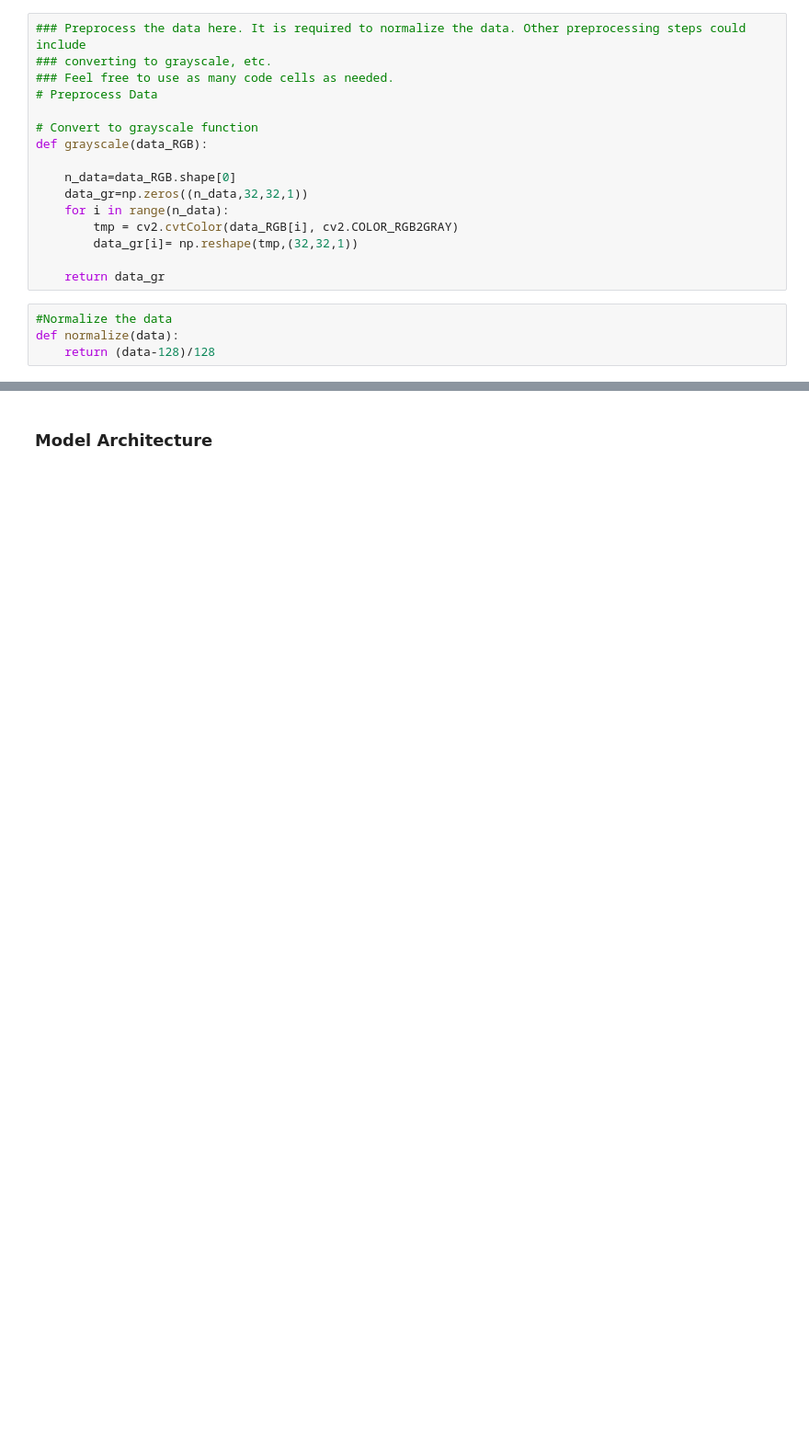
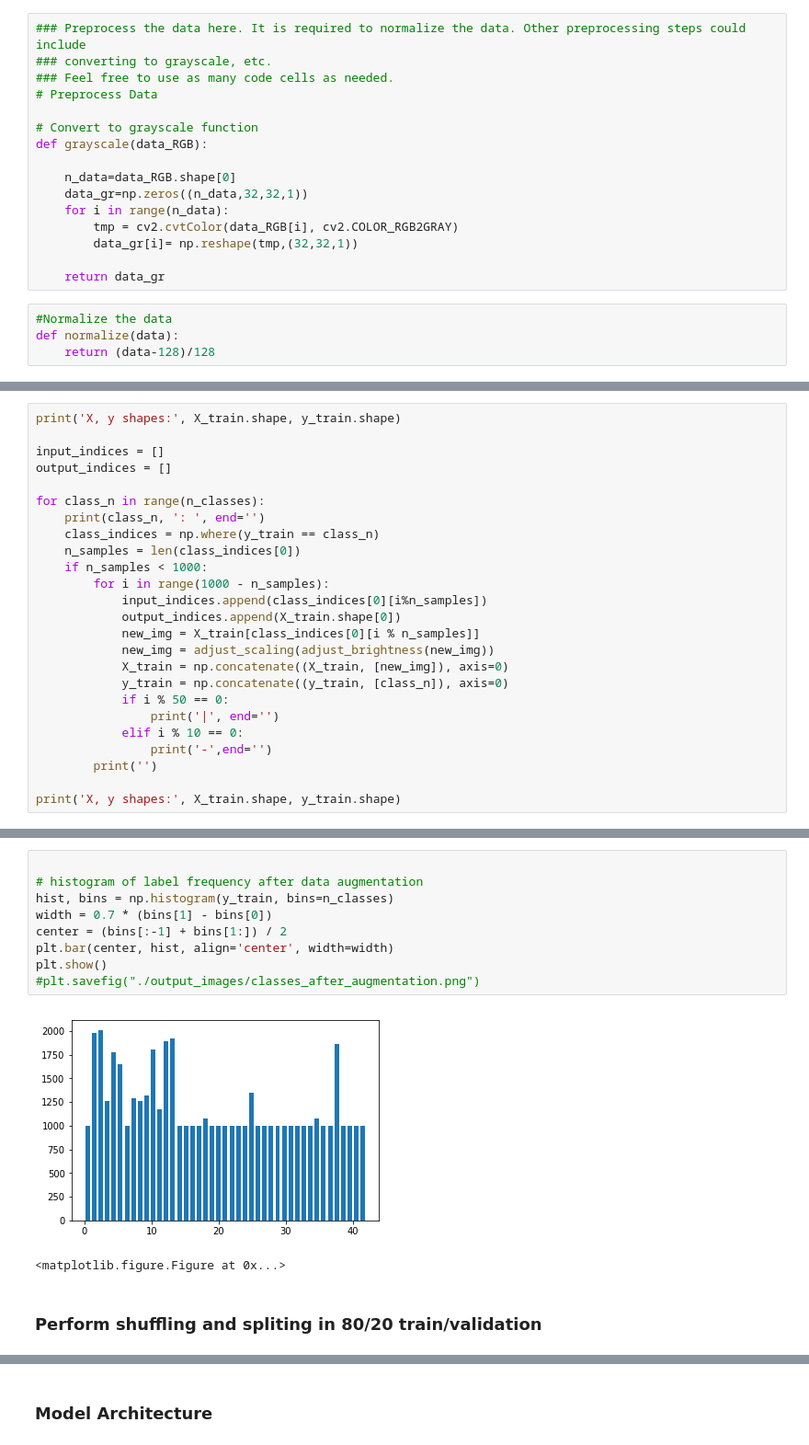
Before and after one commit to vnegreanu/TrafficSignClassifier, a Jupyter notebook: Traffic_Sign_Classifier.ipynb, the cells around one changed output, grey strips where cells are left out. Shown at 92% size. Cells and saved outputs as stored; diff of their text form; blank space fills up the shorter version.

```diff
--- a/Traffic_Sign_Classifier.ipynb
+++ b/Traffic_Sign_Classifier.ipynb
@@ -222,0 +326,25 @@ X_test shape: (12630, 32, 32, 1)
+# %%
+print('X, y shapes:', X_train.shape, y_train.shape)
+
+input_indices = []
+output_indices = []
+
+for class_n in range(n_classes):
+    print(class_n, ': ', end='')
+    class_indices = np.where(y_train == class_n)
+    n_samples = len(class_indices[0])
+    if n_samples < 1000:
+        for i in range(1000 - n_samples):
+            input_indices.append(class_indices[0][i%n_samples])
+            output_indices.append(X_train.shape[0])
+            new_img = X_train[class_indices[0][i % n_samples]]
+            new_img = adjust_scaling(adjust_brightness(new_img))
+            X_train = np.concatenate((X_train, [new_img]), axis=0)
+            y_train = np.concatenate((y_train, [class_n]), axis=0)
+            if i % 50 == 0:
+                print('|', end='')
+            elif i % 10 == 0:
+                print('-',end='')
+        print('')
+
+print('X, y shapes:', X_train.shape, y_train.shape)
@@ -222,0 +369,14 @@ X_test shape: (12630, 32, 32, 1)
+# %%
+
+# histogram of label frequency after data augmentation
+hist, bins = np.histogram(y_train, bins=n_classes)
+width = 0.7 * (bins[1] - bins[0])
+center = (bins[:-1] + bins[1:]) / 2
+plt.bar(center, hist, align='center', width=width)
+plt.show()
+#plt.savefig("./output_images/classes_after_augmentation.png")
+# %% [output]
+[figure, added]
+<matplotlib.figure.Figure at 0x...>
+# %% [markdown]
+### Perform shuffling and spliting in 80/20 train/validation
```
Also changed, not shown: parts of 39 cells of this notebook.
